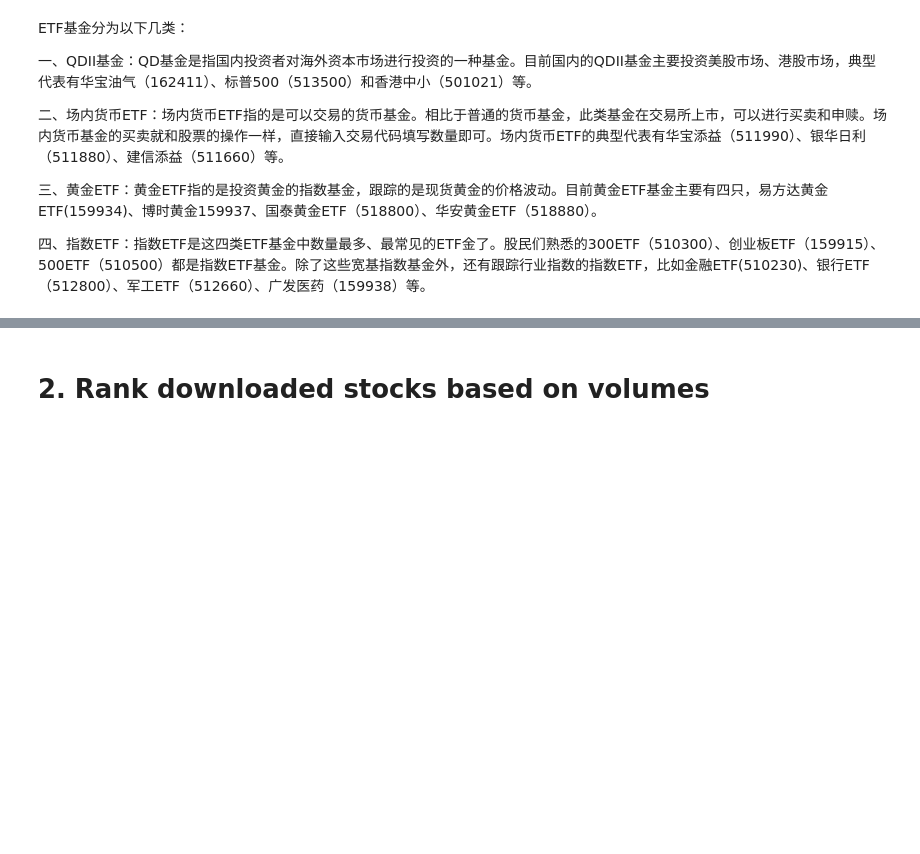
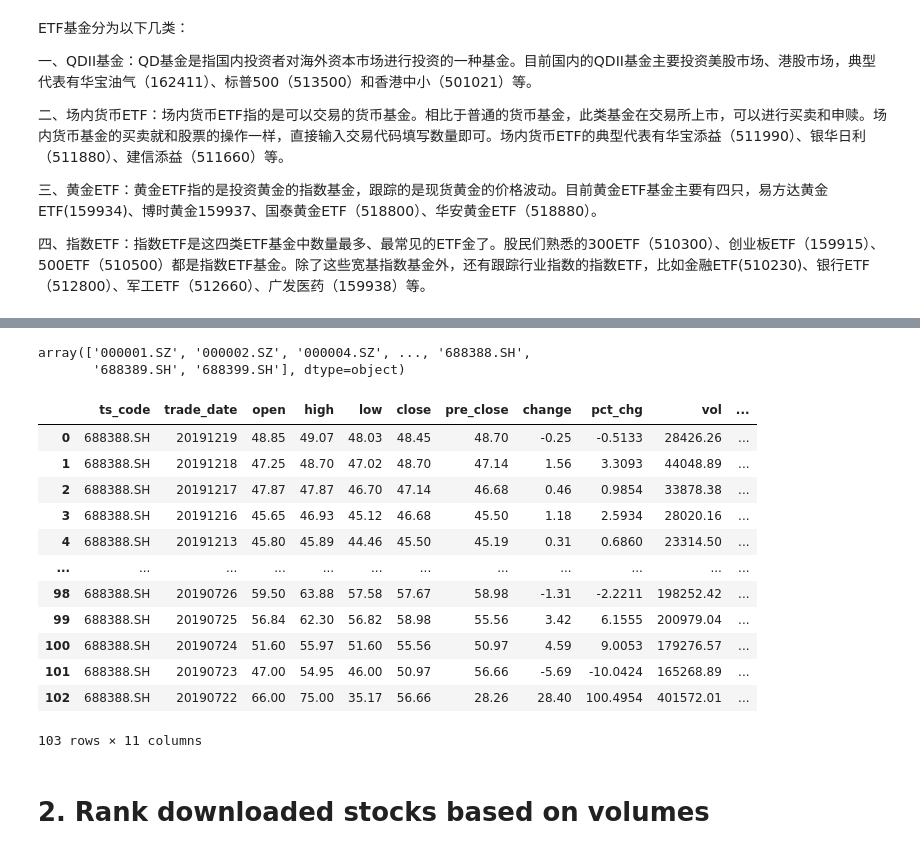
Before and after one commit to bradsun91/brad_public_workspace_mac, a Jupyter notebook: quant_research/CHINESE_MKT_DATA_DOWNLOAD_SIGNAL_GENERATOR_VOL_FILTERED_MACD.ipynb, the cells around one changed output, grey strips where cells are left out. Saved outputs shown, nothing was run; the diff lists cells and outputs as text; code cells hidden in the pictures; blank space fills up the shorter version.

```diff
--- a/quant_research/CHINESE_MKT_DATA_DOWNLOAD_SIGNAL_GENERATOR_VOL_FILTERED_MACD.ipynb
+++ b/quant_research/CHINESE_MKT_DATA_DOWNLOAD_SIGNAL_GENERATOR_VOL_FILTERED_MACD.ipynb
@@ -140,3 +178,24 @@ unorderable types: numpy.ndarray() < str()
+# %%
+codes
+# %% [output]
+array(['000001.SZ', '000002.SZ', '000004.SZ', ..., '688388.SH',
+       '688389.SH', '688399.SH'], dtype=object)
+# %%
+get_data("688388.SH")
+# %% [output]
+|  | ts_code | trade_date | open | high | low | close | pre_close | change | pct_chg | vol | ... |
+| 0 | 688388.SH | 20191219 | 48.85 | 49.07 | 48.03 | 48.45 | 48.70 | -0.25 | -0.5133 | 28426.26 | ... |
+| 1 | 688388.SH | 20191218 | 47.25 | 48.70 | 47.02 | 48.70 | 47.14 | 1.56 | 3.3093 | 44048.89 | ... |
+| 2 | 688388.SH | 20191217 | 47.87 | 47.87 | 46.70 | 47.14 | 46.68 | 0.46 | 0.9854 | 33878.38 | ... |
+| 3 | 688388.SH | 20191216 | 45.65 | 46.93 | 45.12 | 46.68 | 45.50 | 1.18 | 2.5934 | 28020.16 | ... |
+| 4 | 688388.SH | 20191213 | 45.80 | 45.89 | 44.46 | 45.50 | 45.19 | 0.31 | 0.6860 | 23314.50 | ... |
+| ... | ... | ... | ... | ... | ... | ... | ... | ... | ... | ... | ... |
+| 98 | 688388.SH | 20190726 | 59.50 | 63.88 | 57.58 | 57.67 | 58.98 | -1.31 | -2.2211 | 198252.42 | ... |
+| 99 | 688388.SH | 20190725 | 56.84 | 62.30 | 56.82 | 58.98 | 55.56 | 3.42 | 6.1555 | 200979.04 | ... |
+| 100 | 688388.SH | 20190724 | 51.60 | 55.97 | 51.60 | 55.56 | 50.97 | 4.59 | 9.0053 | 179276.57 | ... |
+| 101 | 688388.SH | 20190723 | 47.00 | 54.95 | 46.00 | 50.97 | 56.66 | -5.69 | -10.0424 | 165268.89 | ... |
+| 102 | 688388.SH | 20190722 | 66.00 | 75.00 | 35.17 | 56.66 | 28.26 | 28.40 | 100.4954 | 401572.01 | ... |
+103 rows × 11 columns
 # %% [markdown]
 # 2. Rank downloaded stocks based on volumes
 # %%
```
Also changed, not shown: parts of 6 cells of this notebook, 1 other file.
